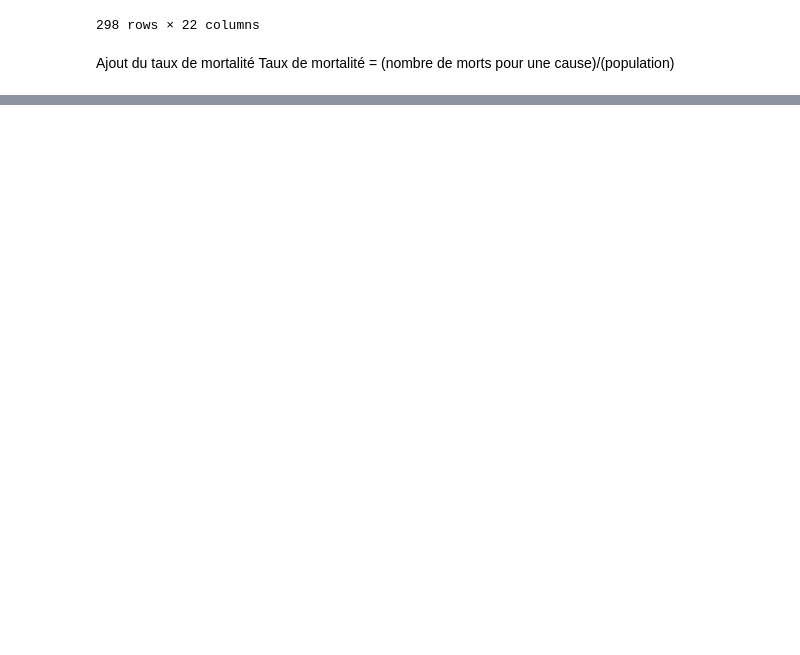
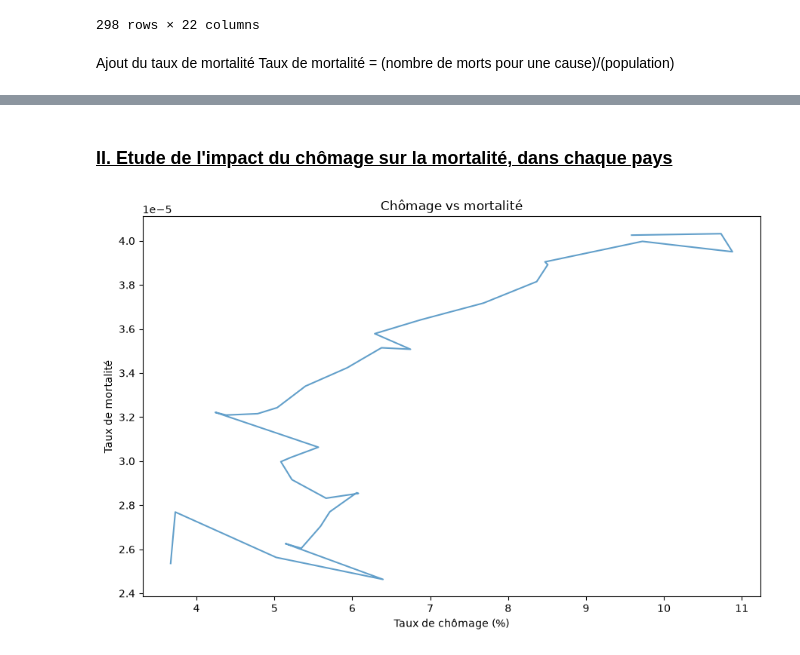
Before and after one commit to eleanorpaineau/Projet-Python, a Jupyter notebook: notebook_principal.ipynb, the cells around one changed output, grey strips where cells are left out. Cells and saved outputs as stored; diff of their text form; code cells hidden in the pictures; blank space fills up the shorter version.

Commit message:
graph chomage vs mortalité (graphe spécifique à l'Australie)

```diff
--- a/notebook_principal.ipynb
+++ b/notebook_principal.ipynb
@@ -198,7 +191,7 @@ df_final.head(9*33+1)
 Ajout du taux de mortalité
 Taux de mortalité = (nombre de morts pour une cause)/(population)
 # %%
-df_final["taux_mortalité"]=df_final["value"]/df_final["Population"]
+df_final["taux_mortalite"]=df_final["value"]/df_final["Population"]
 
 df_final.head(10)
 # %% [output]
@@ -216,0 +210,14 @@ df_final.head(10)
+# %% [markdown]
+### **<u> II. Etude de l'impact du chômage sur la mortalité, dans chaque pays <u>**
+# %%
+df_utile = df_final[(df_final["cause_name"] == "All causes") & (df_final["location_name"] == "Australia")]
+
+plt.figure(figsize=(9, 6))
+plt.plot(df_utile["Taux_chômage"],df_utile["taux_mortalite"], alpha=0.7)
+plt.xlabel("Taux de chômage (%)")
+plt.ylabel("Taux de mortalité")
+plt.title("Chômage vs mortalité")
+plt.tight_layout()
+plt.show()
+# %% [output]
+[figure, added]
```
Also changed, not shown: parts of 2 cells of this notebook, 1 other file.
